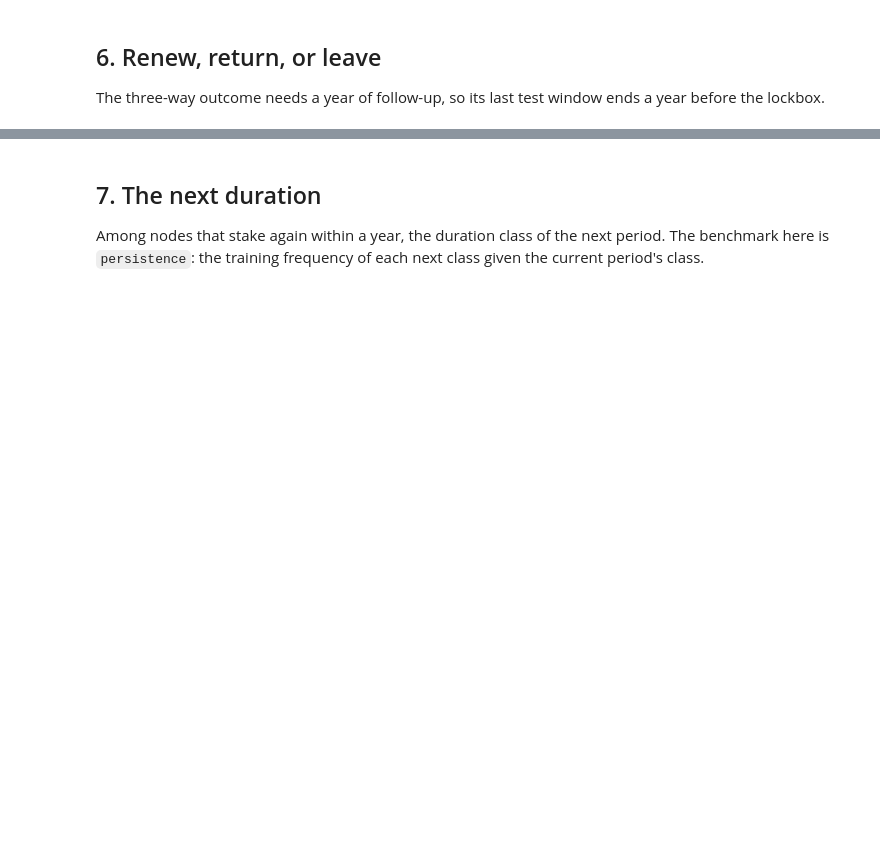
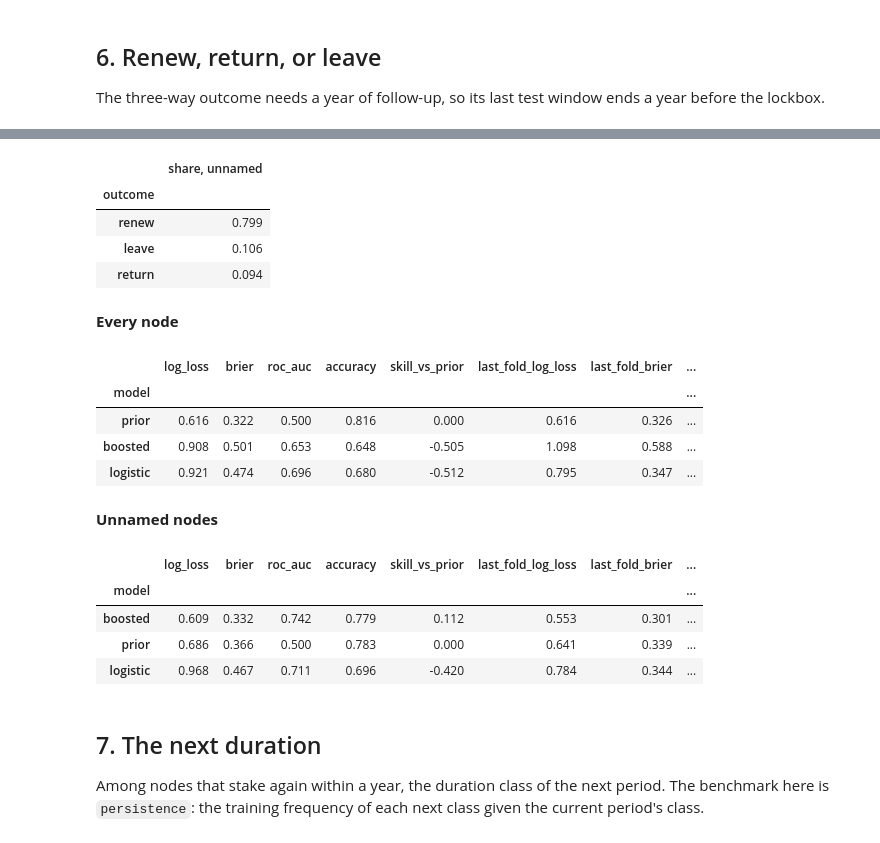
Before and after one commit to bonding-curves/avalanche-phase-ii-research, a Jupyter notebook: notebooks/behaviour-supervised.ipynb, the cells around one changed output, grey strips where cells are left out. Cells and saved outputs as stored; diff of their text form; code cells hidden in the pictures; blank space fills up the shorter version.

```diff
--- a/notebooks/behaviour-supervised.ipynb
+++ b/notebooks/behaviour-supervised.ipynb
@@ -139,7 +172,7 @@ The three-way outcome needs a year of follow-up, so its last test window ends a
 # %%
 outcome_all = sv.run(events, features, "outcome")
 outcome = sv.run(events, features, "outcome", keep=unnamed)
-pn.Column(outcome.y.value_counts(normalize=True).round(3).rename("share, unnamed").to_frame(),
-          "**Every node**", sv.summarise(outcome_all.scores).round(3),
-          "**Unnamed nodes**", sv.summarise(outcome.scores).round(3))
+display(outcome.y.value_counts(normalize=True).round(3).rename("share, unnamed").to_frame())
+display(Markdown("**Every node**"), sv.summarise(outcome_all.scores).round(3))
+display(Markdown("**Unnamed nodes**"), sv.summarise(outcome.scores).round(3))
 # %% [output]
@@ -147,3 +179,20 @@ pn.Column(outcome.y.value_counts(normalize=True).round(3).rename("share, unnamed
+|  | share, unnamed |
+| outcome |  |
+| renew | 0.799 |
+| leave | 0.106 |
+| return | 0.094 |
+**Every node**
+|  | log_loss | brier | roc_auc | accuracy | skill_vs_prior | last_fold_log_loss | last_fold_brier | ... |
+| model |  |  |  |  |  |  |  | ... |
+| prior | 0.616 | 0.322 | 0.500 | 0.816 | 0.000 | 0.616 | 0.326 | ... |
+| boosted | 0.908 | 0.501 | 0.653 | 0.648 | -0.505 | 1.098 | 0.588 | ... |
+| logistic | 0.921 | 0.474 | 0.696 | 0.680 | -0.512 | 0.795 | 0.347 | ... |
+**Unnamed nodes**
+|  | log_loss | brier | roc_auc | accuracy | skill_vs_prior | last_fold_log_loss | last_fold_brier | ... |
+| model |  |  |  |  |  |  |  | ... |
+| boosted | 0.609 | 0.332 | 0.742 | 0.779 | 0.112 | 0.553 | 0.301 | ... |
+| prior | 0.686 | 0.366 | 0.500 | 0.783 | 0.000 | 0.641 | 0.339 | ... |
+| logistic | 0.968 | 0.467 | 0.711 | 0.696 | -0.420 | 0.784 | 0.344 | ... |
 # %% [markdown]
 ## 7. The next duration
 
```
Also changed, not shown: parts of 6 cells of this notebook, 2 other files.
